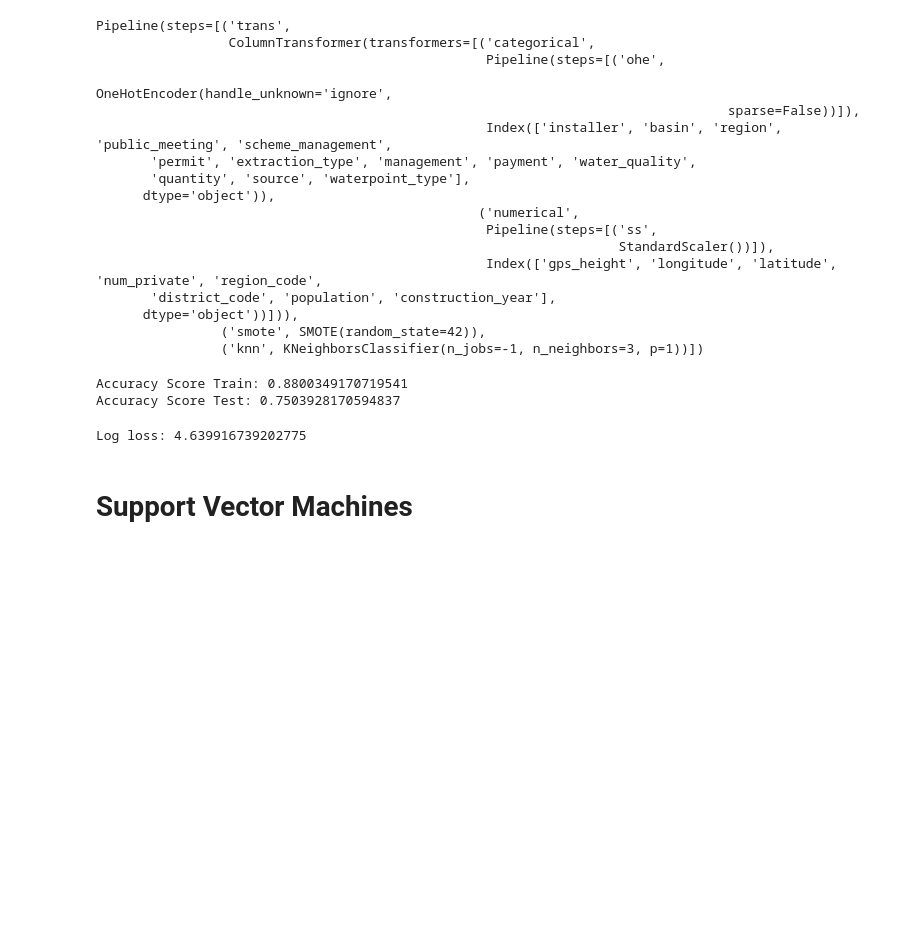
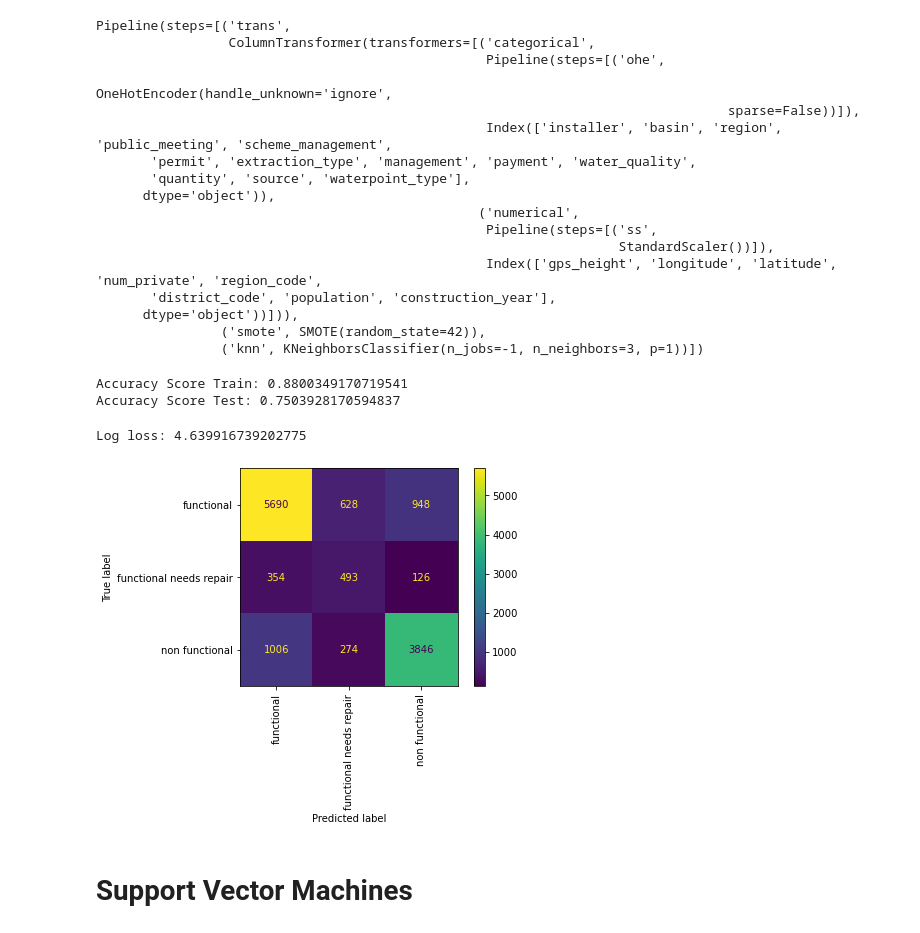
Before and after one commit to fivearm/Phase_3_Project, a Jupyter notebook: Logreg_knn_svm.ipynb, the cells around one changed output. Cells and saved outputs as stored; diff of their text form; code cells hidden in the pictures; blank space fills up the shorter version.

```diff
--- a/Logreg_knn_svm.ipynb
+++ b/Logreg_knn_svm.ipynb
@@ -225,7 +258,7 @@ Dropping `installer` decreases computational time for KNN with default hyperpara
 # KNN with Gridsearch
 # %%
 knn_pipe_grid = {'knn__n_neighbors': [3, 5, 7], 'knn__p': [1, 2, 3]}
-gs_knn_pipe = GridSearchCV(estimator=knn_pipe, param_grid=knn_pipe_grid, cv=3)
+gs_knn_pipe = GridSearchCV(estimator=knn_pipe, param_grid=knn_pipe_grid, cv=2)
 gs_knn_pipe.fit(X_train, y_train)
 # %% [output]
 GridSearchCV(cv=3,
@@ -297,6 +330,10 @@ Accuracy Score Test: 0.7503928170594837
 log_loss(knn_pipe_after_gs, X_train, y_train)
 # %% [output]
 Log loss: 4.639916739202775
+# %%
+plot_confusion_matrix(knn_pipe_after_gs, X_test, y_test, xticks_rotation='vertical');
+# %% [output]
+[figure, added]
 # %% [markdown]
 # Support Vector Machines
 # %%
```
Also changed, not shown: parts of 12 cells of this notebook.
